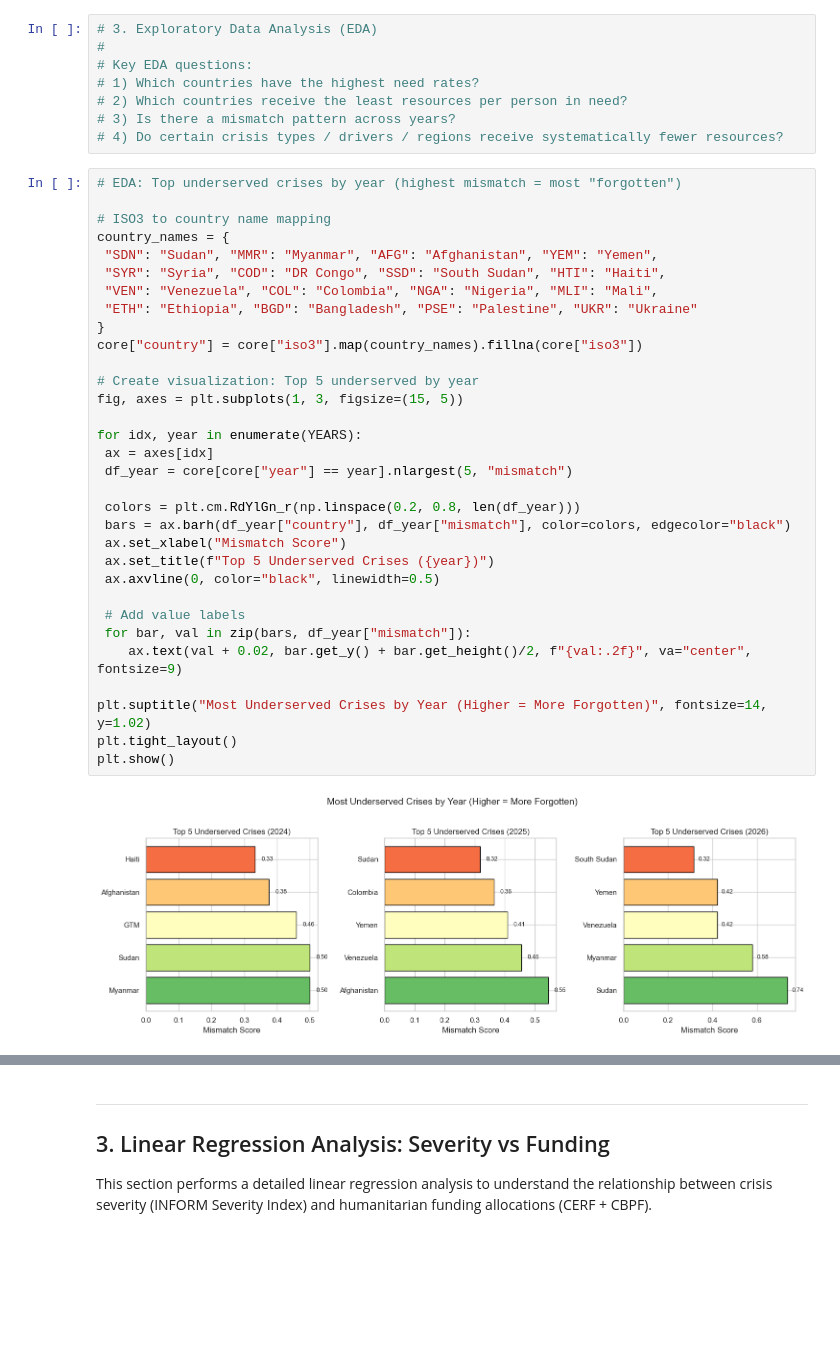
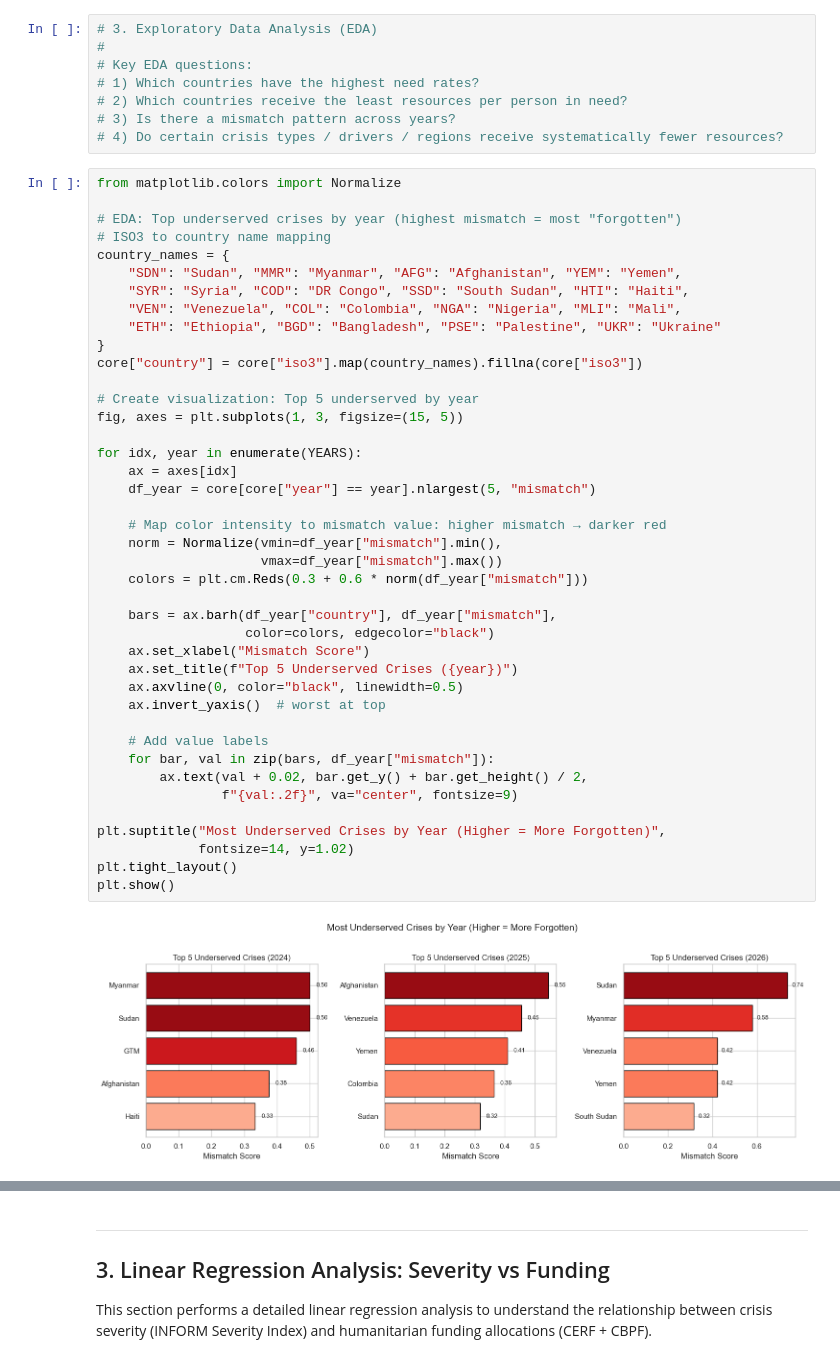
Before and after one commit to USER-397X/OCHA, a Jupyter notebook: ocha_eda.ipynb, the cells around one changed output, grey strips where cells are left out. Cells and saved outputs as stored; diff of their text form; blank space fills up the shorter version.

Commit message:
adding plots and stuff

```diff
--- a/ocha_eda.ipynb
+++ b/ocha_eda.ipynb
@@ -313,36 +722,45 @@ Key Metrics Summary
 # 3) Is there a mismatch pattern across years?
 # 4) Do certain crisis types / drivers / regions receive systematically fewer resources?
 # %%
+from matplotlib.colors import Normalize
+
 # EDA: Top underserved crises by year (highest mismatch = most "forgotten")
-
 # ISO3 to country name mapping
 country_names = {
- "SDN": "Sudan", "MMR": "Myanmar", "AFG": "Afghanistan", "YEM": "Yemen",
- "SYR": "Syria", "COD": "DR Congo", "SSD": "South Sudan", "HTI": "Haiti",
- "VEN": "Venezuela", "COL": "Colombia", "NGA": "Nigeria", "MLI": "Mali",
- "ETH": "Ethiopia", "BGD": "Bangladesh", "PSE": "Palestine", "UKR": "Ukraine"
+    "SDN": "Sudan", "MMR": "Myanmar", "AFG": "Afghanistan", "YEM": "Yemen",
+    "SYR": "Syria", "COD": "DR Congo", "SSD": "South Sudan", "HTI": "Haiti",
+    "VEN": "Venezuela", "COL": "Colombia", "NGA": "Nigeria", "MLI": "Mali",
+    "ETH": "Ethiopia", "BGD": "Bangladesh", "PSE": "Palestine", "UKR": "Ukraine"
 }
 core["country"] = core["iso3"].map(country_names).fillna(core["iso3"])
 
 # Create visualization: Top 5 underserved by year
 fig, axes = plt.subplots(1, 3, figsize=(15, 5))
 
 for idx, year in enumerate(YEARS):
- ax = axes[idx]
- df_year = core[core["year"] == year].nlargest(5, "mismatch")
+    ax = axes[idx]
+    df_year = core[core["year"] == year].nlargest(5, "mismatch")
 
- colors = plt.cm.RdYlGn_r(np.linspace(0.2, 0.8, len(df_year)))
- bars = ax.barh(df_year["country"], df_year["mismatch"], color=colors, edgecolor="black")
- ax.set_xlabel("Mismatch Score")
- ax.set_title(f"Top 5 Underserved Crises ({year})")
- ax.axvline(0, color="black", linewidth=0.5)
+    # Map color intensity to mismatch value: higher mismatch → darker red
+    norm = Normalize(vmin=df_year["mismatch"].min(),
+                     vmax=df_year["mismatch"].max())
+    colors = plt.cm.Reds(0.3 + 0.6 * norm(df_year["mismatch"]))
 
- # Add value labels
- for bar, val in zip(bars, df_year["mismatch"]):
-    ax.text(val + 0.02, bar.get_y() + bar.get_height()/2, f"{val:.2f}", va="center", fontsize=9)
+    bars = ax.barh(df_year["country"], df_year["mismatch"],
+                   color=colors, edgecolor="black")
+    ax.set_xlabel("Mismatch Score")
+    ax.set_title(f"Top 5 Underserved Crises ({year})")
+    ax.axvline(0, color="black", linewidth=0.5)
+    ax.invert_yaxis()  # worst at top
 
-plt.suptitle("Most Underserved Crises by Year (Higher = More Forgotten)", fontsize=14, y=1.02)
+    # Add value labels
+    for bar, val in zip(bars, df_year["mismatch"]):
+        ax.text(val + 0.02, bar.get_y() + bar.get_height() / 2,
+                f"{val:.2f}", va="center", fontsize=9)
+
+plt.suptitle("Most Underserved Crises by Year (Higher = More Forgotten)",
+             fontsize=14, y=1.02)
 plt.tight_layout()
 plt.show()
 # %% [output]
-[figure, old version]
+[figure, new version]
```
Also changed, not shown: parts of 30 cells of this notebook.
